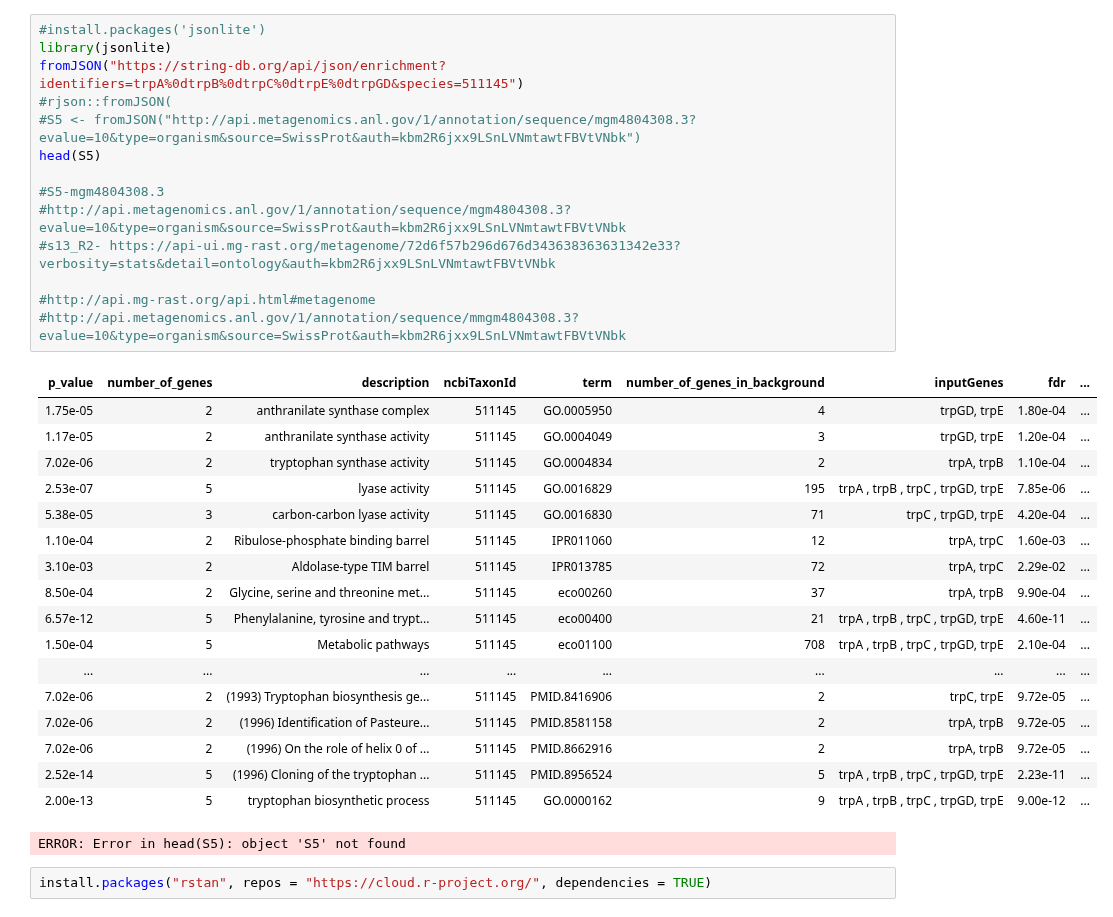
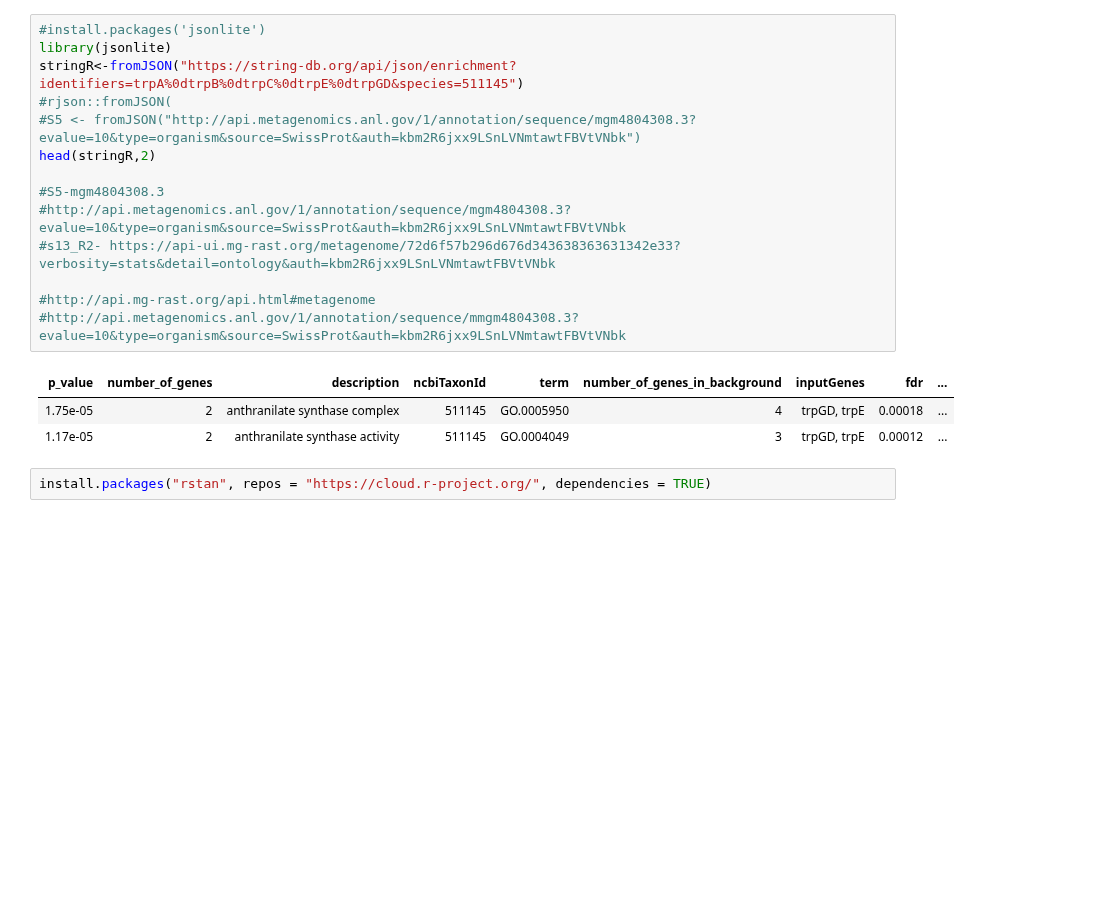
Before and after one commit to animesh/notebooks, a Jupyter notebook: ayuMGrast.ipynb, the cells around one changed output. Drawn from its saved outputs; the diff is of its cells as text; blank space fills up the shorter version.

```diff
--- a/ayuMGrast.ipynb
+++ b/ayuMGrast.ipynb
@@ -1,36 +1,21 @@
 # %%
 #install.packages('jsonlite')
 library(jsonlite)
-fromJSON("https://string-db.org/api/json/enrichment?identifiers=trpA%0dtrpB%0dtrpC%0dtrpE%0dtrpGD&species=511145")
+stringR<-fromJSON("https://string-db.org/api/json/enrichment?identifiers=trpA%0dtrpB%0dtrpC%0dtrpE%0dtrpGD&species=511145")
 #rjson::fromJSON(
 #S5 <- fromJSON("http://api.metagenomics.anl.gov/1/annotation/sequence/mgm4804308.3?evalue=10&type=organism&source=SwissProt&auth=kbm2R6jxx9LSnLVNmtawtFBVtVNbk")
-head(S5)
+head(stringR,2)
 
 #S5-mgm4804308.3
 #http://api.metagenomics.anl.gov/1/annotation/sequence/mgm4804308.3?evalue=10&type=organism&source=SwissProt&auth=kbm2R6jxx9LSnLVNmtawtFBVtVNbk
 #s13_R2- https://api-ui.mg-rast.org/metagenome/72d6f57b296d676d343638363631342e33?verbosity=stats&detail=ontology&auth=kbm2R6jxx9LSnLVNmtawtFBVtVNbk
 
 #http://api.mg-rast.org/api.html#metagenome
 #http://api.metagenomics.anl.gov/1/annotation/sequence/mmgm4804308.3?evalue=10&type=organism&source=SwissProt&auth=kbm2R6jxx9LSnLVNmtawtFBVtVNbk
 # %% [output]
 | p_value | number_of_genes | description | ncbiTaxonId | term | number_of_genes_in_background | inputGenes | fdr | ... |
-| 1.75e-05 | 2 | anthranilate synthase complex | 511145 | GO.0005950 | 4 | trpGD, trpE | 1.80e-04 | ... |
-| 1.17e-05 | 2 | anthranilate synthase activity | 511145 | GO.0004049 | 3 | trpGD, trpE | 1.20e-04 | ... |
-| 7.02e-06 | 2 | tryptophan synthase activity | 511145 | GO.0004834 | 2 | trpA, trpB | 1.10e-04 | ... |
-| 2.53e-07 | 5 | lyase activity | 511145 | GO.0016829 | 195 | trpA , trpB , trpC , trpGD, trpE | 7.85e-06 | ... |
-| 5.38e-05 | 3 | carbon-carbon lyase activity | 511145 | GO.0016830 | 71 | trpC , trpGD, trpE | 4.20e-04 | ... |
-| 1.10e-04 | 2 | Ribulose-phosphate binding barrel | 511145 | IPR011060 | 12 | trpA, trpC | 1.60e-03 | ... |
-| 3.10e-03 | 2 | Aldolase-type TIM barrel | 511145 | IPR013785 | 72 | trpA, trpC | 2.29e-02 | ... |
-| 8.50e-04 | 2 | Glycine, serine and threonine met... | 511145 | eco00260 | 37 | trpA, trpB | 9.90e-04 | ... |
-| 6.57e-12 | 5 | Phenylalanine, tyrosine and trypt... | 511145 | eco00400 | 21 | trpA , trpB , trpC , trpGD, trpE | 4.60e-11 | ... |
-| 1.50e-04 | 5 | Metabolic pathways | 511145 | eco01100 | 708 | trpA , trpB , trpC , trpGD, trpE | 2.10e-04 | ... |
-| ... | ... | ... | ... | ... | ... | ... | ... | ... |
-| 7.02e-06 | 2 | (1993) Tryptophan biosynthesis ge... | 511145 | PMID.8416906 | 2 | trpC, trpE | 9.72e-05 | ... |
-| 7.02e-06 | 2 | (1996) Identification of Pasteure... | 511145 | PMID.8581158 | 2 | trpA, trpB | 9.72e-05 | ... |
-| 7.02e-06 | 2 | (1996) On the role of helix 0 of ... | 511145 | PMID.8662916 | 2 | trpA, trpB | 9.72e-05 | ... |
-| 2.52e-14 | 5 | (1996) Cloning of the tryptophan ... | 511145 | PMID.8956524 | 5 | trpA , trpB , trpC , trpGD, trpE | 2.23e-11 | ... |
-| 2.00e-13 | 5 | tryptophan biosynthetic process | 511145 | GO.0000162 | 9 | trpA , trpB , trpC , trpGD, trpE | 9.00e-12 | ... |
+| 1.75e-05 | 2 | anthranilate synthase complex | 511145 | GO.0005950 | 4 | trpGD, trpE | 0.00018 | ... |
+| 1.17e-05 | 2 | anthranilate synthase activity | 511145 | GO.0004049 | 3 | trpGD, trpE | 0.00012 | ... |
-ERROR: Error in head(S5): object 'S5' not found
 # %%
 install.packages("rstan", repos = "https://cloud.r-project.org/", dependencies = TRUE)
 # %% [output]
```
Also changed, not shown: parts of 1 cell of this notebook, 7 other files.
